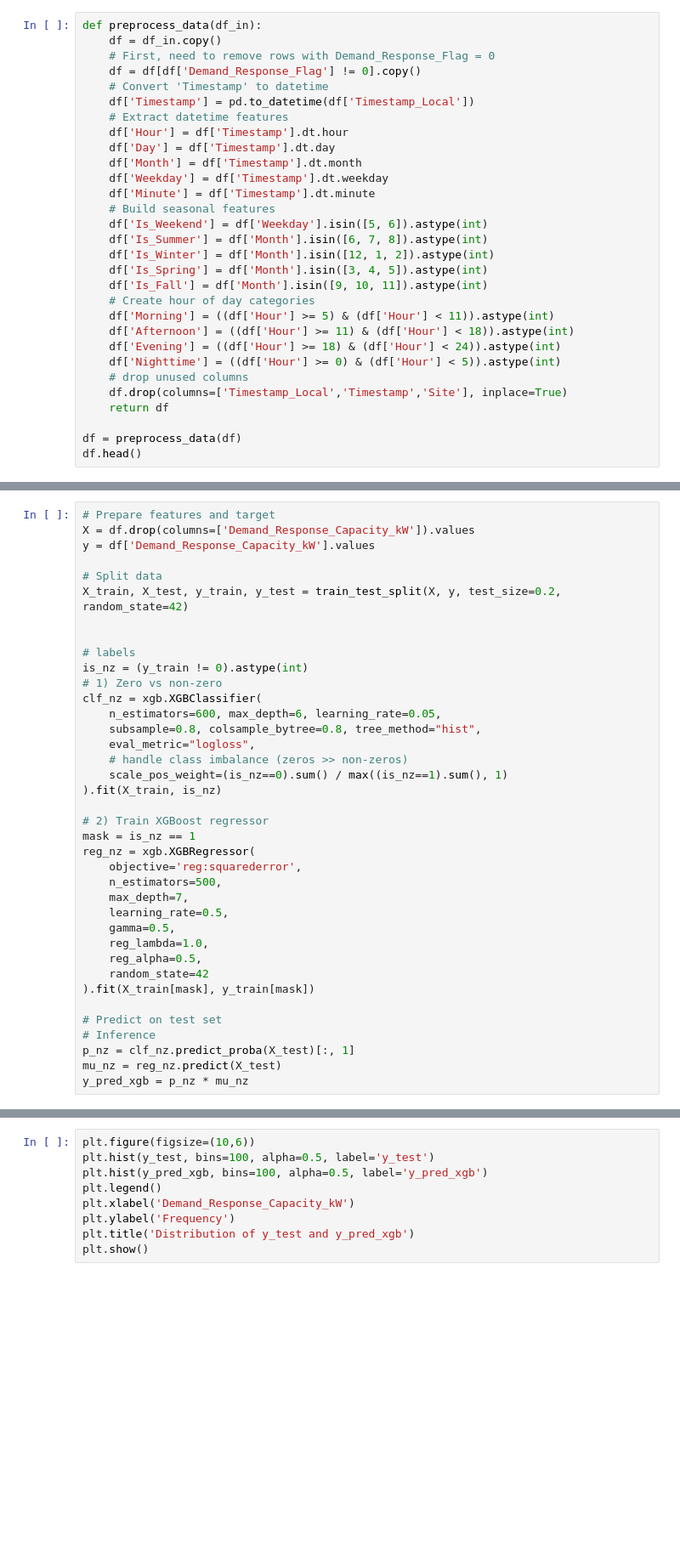
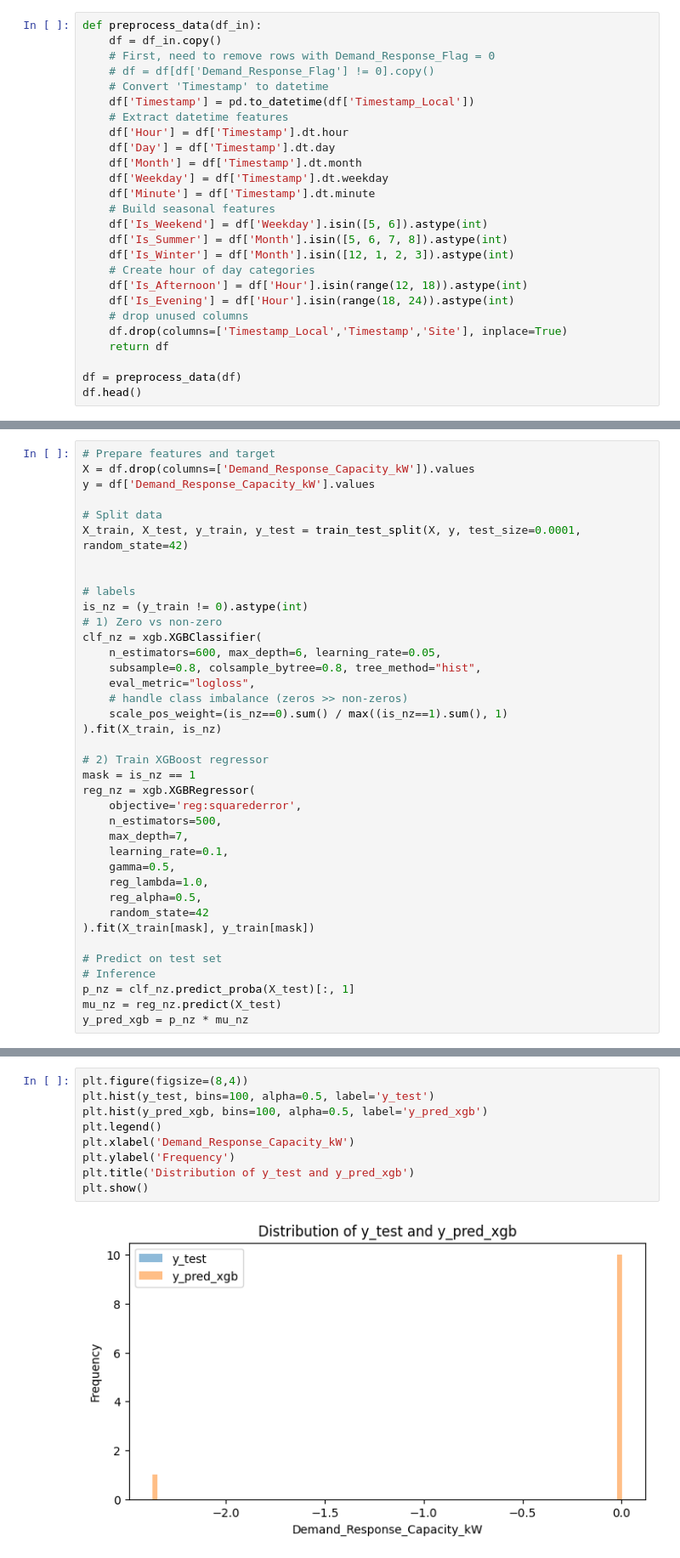
Before and after one commit to truongbnguyen88/nrg_hackathon_sept2025, a Jupyter notebook: phase2_train.ipynb, the cells around one changed output, grey strips where cells are left out. Shown at 85% size. Drawn from its saved outputs; the diff is of its cells as text; blank space fills up the shorter version.

```diff
--- a/phase2_train.ipynb
+++ b/phase2_train.ipynb
@@ -43,7 +54,7 @@ print (df2.shape[0])
 def preprocess_data(df_in):
     df = df_in.copy()
     # First, need to remove rows with Demand_Response_Flag = 0
-    df = df[df['Demand_Response_Flag'] != 0].copy()
+    # df = df[df['Demand_Response_Flag'] != 0].copy()
     # Convert 'Timestamp' to datetime
     df['Timestamp'] = pd.to_datetime(df['Timestamp_Local'])
     # Extract datetime features
@@ -54,15 +65,11 @@ def preprocess_data(df_in):
     df['Minute'] = df['Timestamp'].dt.minute
     # Build seasonal features
     df['Is_Weekend'] = df['Weekday'].isin([5, 6]).astype(int)
-    df['Is_Summer'] = df['Month'].isin([6, 7, 8]).astype(int)
-    df['Is_Winter'] = df['Month'].isin([12, 1, 2]).astype(int)
-    df['Is_Spring'] = df['Month'].isin([3, 4, 5]).astype(int)
-    df['Is_Fall'] = df['Month'].isin([9, 10, 11]).astype(int)
+    df['Is_Summer'] = df['Month'].isin([5, 6, 7, 8]).astype(int)
+    df['Is_Winter'] = df['Month'].isin([12, 1, 2, 3]).astype(int)
     # Create hour of day categories
-    df['Morning'] = ((df['Hour'] >= 5) & (df['Hour'] < 11)).astype(int)
-    df['Afternoon'] = ((df['Hour'] >= 11) & (df['Hour'] < 18)).astype(int)
-    df['Evening'] = ((df['Hour'] >= 18) & (df['Hour'] < 24)).astype(int)
-    df['Nighttime'] = ((df['Hour'] >= 0) & (df['Hour'] < 5)).astype(int)
+    df['Is_Afternoon'] = df['Hour'].isin(range(12, 18)).astype(int)
+    df['Is_Evening'] = df['Hour'].isin(range(18, 24)).astype(int)
     # drop unused columns
     df.drop(columns=['Timestamp_Local','Timestamp','Site'], inplace=True)
     return df
@@ -77,7 +94,7 @@ X = df.drop(columns=['Demand_Response_Capacity_kW']).values
 y = df['Demand_Response_Capacity_kW'].values
 
 # Split data
-X_train, X_test, y_train, y_test = train_test_split(X, y, test_size=0.2, random_state=42)
+X_train, X_test, y_train, y_test = train_test_split(X, y, test_size=0.0001, random_state=42)
 
 
 # labels
@@ -97,7 +114,7 @@ reg_nz = xgb.XGBRegressor(
     objective='reg:squarederror',
     n_estimators=500,
     max_depth=7,
-    learning_rate=0.5,
+    learning_rate=0.1,
     gamma=0.5,
     reg_lambda=1.0,
     reg_alpha=0.5,
@@ -119,9 +144,11 @@ y_test[:10], y_pred_xgb[:10]
 # %%
-plt.figure(figsize=(10,6))
+plt.figure(figsize=(8,4))
 plt.hist(y_test, bins=100, alpha=0.5, label='y_test')
 plt.hist(y_pred_xgb, bins=100, alpha=0.5, label='y_pred_xgb')
 plt.legend()
 plt.xlabel('Demand_Response_Capacity_kW')
 plt.ylabel('Frequency')
 plt.title('Distribution of y_test and y_pred_xgb')
 plt.show()
+# %% [output]
+[figure, added]
```
Also changed, not shown: parts of 8 cells of this notebook, 7 other files.
